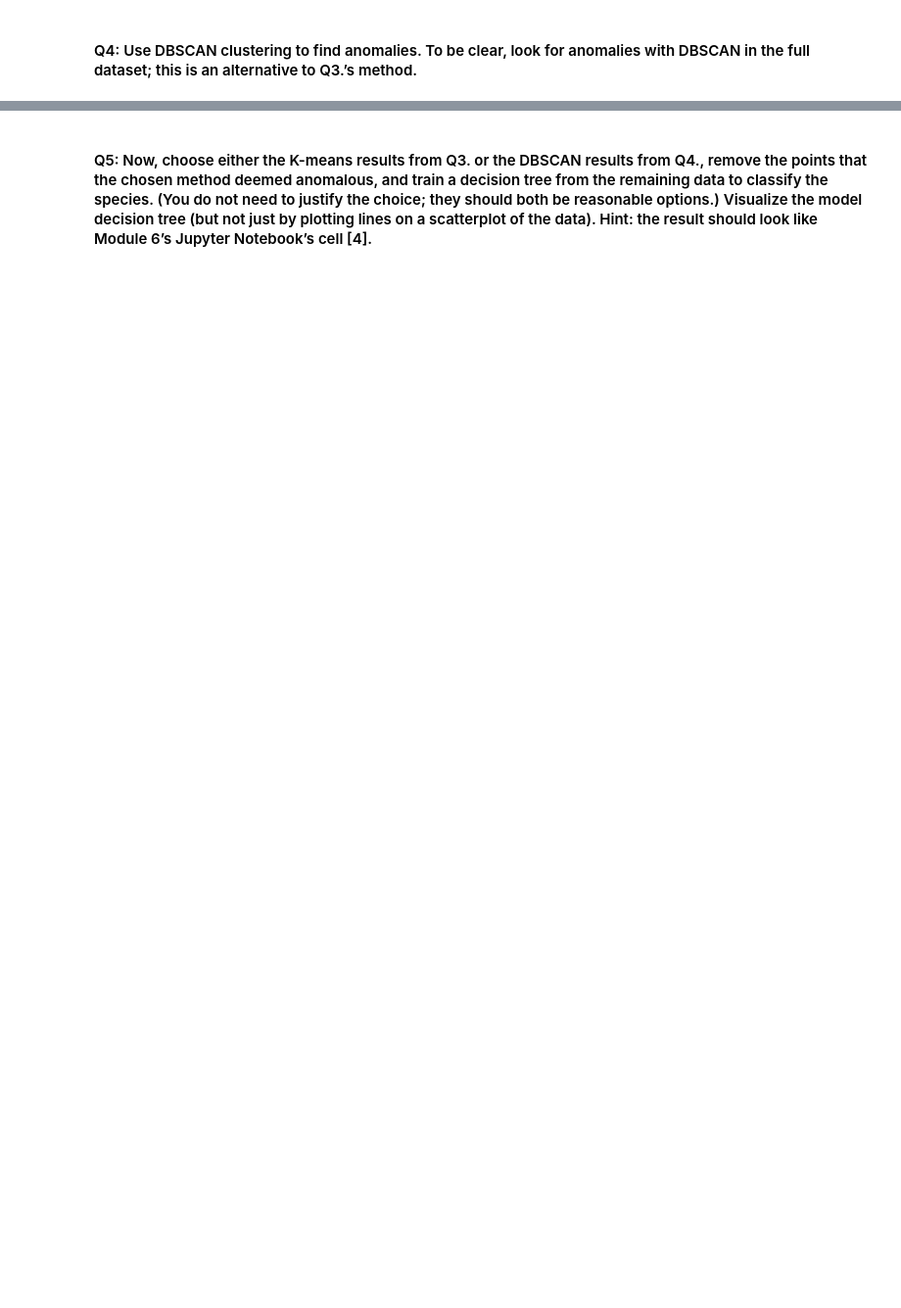
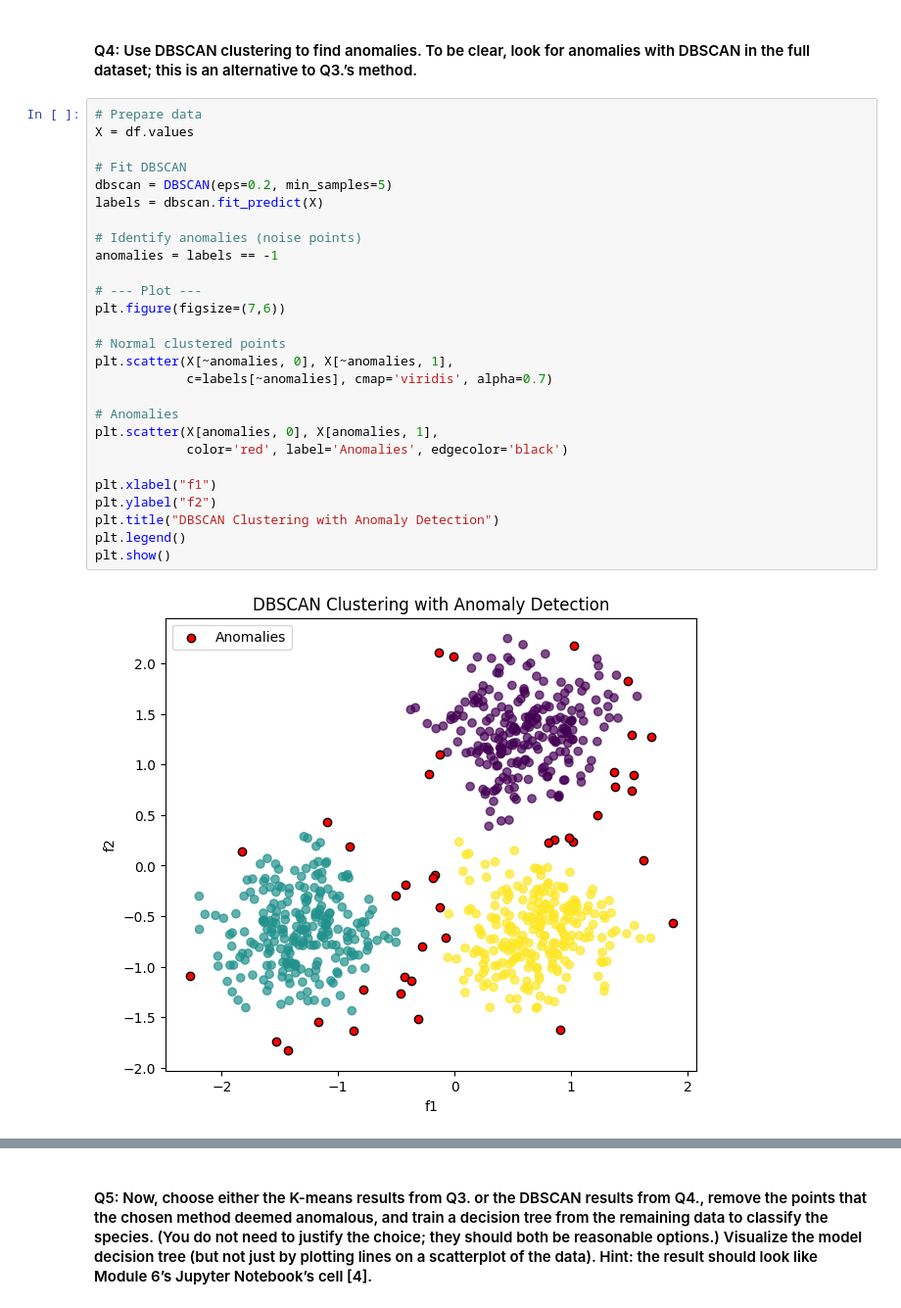
Before and after one commit to drenard921/JHU_AML, a Jupyter notebook: HW8/drenard_Assignment08_ML.ipynb, the cells around one changed output, grey strips where cells are left out. Shown at 98% size. Saved outputs shown, nothing was run; the diff lists cells and outputs as text; blank space fills up the shorter version.

```diff
--- a/HW8/drenard_Assignment08_ML.ipynb
+++ b/HW8/drenard_Assignment08_ML.ipynb
@@ -18,2 +156,31 @@
 # %% [markdown]
 #### Q4: Use DBSCAN clustering  to find anomalies.  To be clear, look for anomalies  with DBSCAN in the full dataset;  this  is an alternative  to Q3.’s method.
+# %%
+# Prepare data
+X = df.values
+
+# Fit DBSCAN
+dbscan = DBSCAN(eps=0.2, min_samples=5)
+labels = dbscan.fit_predict(X)
+
+# Identify anomalies (noise points)
+anomalies = labels == -1
+
+# --- Plot ---
+plt.figure(figsize=(7,6))
+
+# Normal clustered points
+plt.scatter(X[~anomalies, 0], X[~anomalies, 1],
+            c=labels[~anomalies], cmap='viridis', alpha=0.7)
+
+# Anomalies
+plt.scatter(X[anomalies, 0], X[anomalies, 1],
+            color='red', label='Anomalies', edgecolor='black')
+
+plt.xlabel("f1")
+plt.ylabel("f2")
+plt.title("DBSCAN Clustering with Anomaly Detection")
+plt.legend()
+plt.show()
+# %% [output]
+[figure, added]
```
Also changed, not shown: parts of 16 cells of this notebook, 1 other file.
